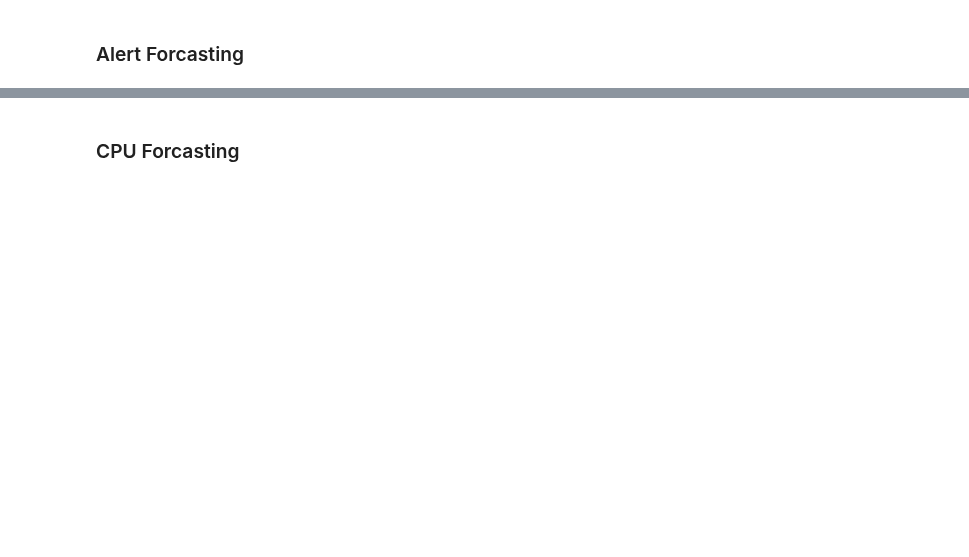
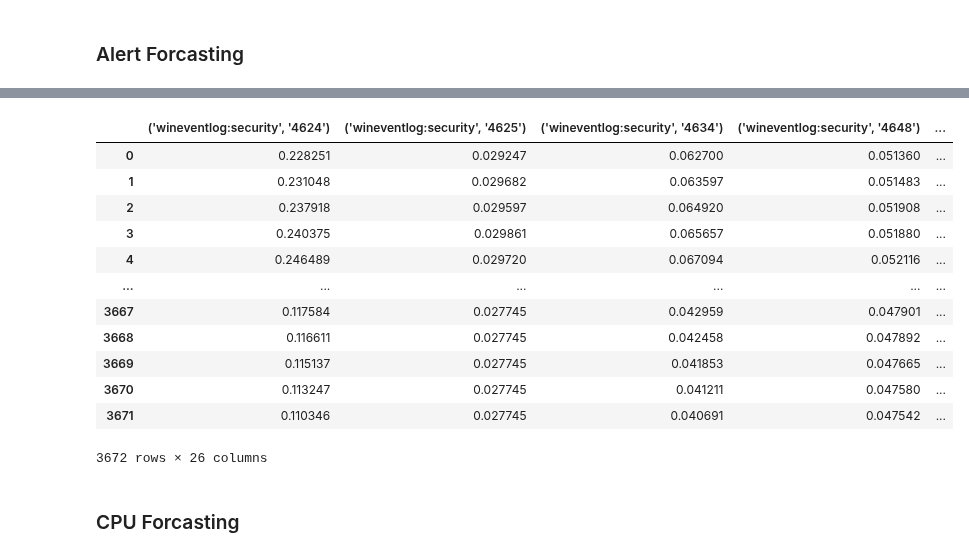
Before and after one commit to sapirani/GreenSecurityMeasurementAndOptimizationFramework, a Jupyter notebook: SplunkResearch/src/cpu_prediction_nb.ipynb, the cells around one changed output, grey strips where cells are left out. Drawn from its saved outputs; the diff is of its cells as text; code cells hidden in the pictures; blank space fills up the shorter version.

```diff
--- a/SplunkResearch/src/cpu_prediction_nb.ipynb
+++ b/SplunkResearch/src/cpu_prediction_nb.ipynb
@@ -40,6 +57,10 @@ fake_df = fake_df[fake_df[fake_df.columns[fake_df.columns.str.contains('cpu')]].
 #     for logtype, eventid in section_logtypes[rule]:
 df = real_df
 X_distribution = df.iloc[:,df.columns.str.contains("wineventlog")]
+# delete prefix ac_real_distribution_ from the column names
+X_distribution.columns = [col.replace('ac_real_distribution_', '') for col in X_distribution.columns]
+X_distribution.columns = [col.replace('\'', '') for col in X_distribution.columns]
+
 # X_distribution = df.iloc[:,df.columns.str.contains(f"'{logtype}', '{eventid}'")]
 # X_distribution = X_distribution.drop(columns=['other'])  # Drop the 'other' column if it exists
 
@@ -97,6 +118,8 @@ for rule in section_logtypes:
             r_scores.append(r_score)
             print(f"R2 Score: {r_score}")
             models[f"{rule}_{regr.__class__.__name__}"] = regr
+            # dump model
+            joblib.dump(models[f"{rule}_{regr.__class__.__name__}"], f'models_{rule}_alerts.joblib', protocol=4)
 
 #all model
 X_alerts = df.iloc[:, df.columns.str.contains("alert")]
@@ -169,3 +192,19 @@ Feature ranking:
+# %%
+X_distribution
+# %% [output]
+|  | ('wineventlog:security', '4624') | ('wineventlog:security', '4625') | ('wineventlog:security', '4634') | ('wineventlog:security', '4648') | ... |
+| 0 | 0.228251 | 0.029247 | 0.062700 | 0.051360 | ... |
+| 1 | 0.231048 | 0.029682 | 0.063597 | 0.051483 | ... |
+| 2 | 0.237918 | 0.029597 | 0.064920 | 0.051908 | ... |
+| 3 | 0.240375 | 0.029861 | 0.065657 | 0.051880 | ... |
+| 4 | 0.246489 | 0.029720 | 0.067094 | 0.052116 | ... |
+| ... | ... | ... | ... | ... | ... |
+| 3667 | 0.117584 | 0.027745 | 0.042959 | 0.047901 | ... |
+| 3668 | 0.116611 | 0.027745 | 0.042458 | 0.047892 | ... |
+| 3669 | 0.115137 | 0.027745 | 0.041853 | 0.047665 | ... |
+| 3670 | 0.113247 | 0.027745 | 0.041211 | 0.047580 | ... |
+| 3671 | 0.110346 | 0.027745 | 0.040691 | 0.047542 | ... |
+3672 rows × 26 columns
 # %% [markdown]
 ### CPU Forcasting
 # %%
```
Also changed, not shown: parts of 4 cells of this notebook, 4 other files.
